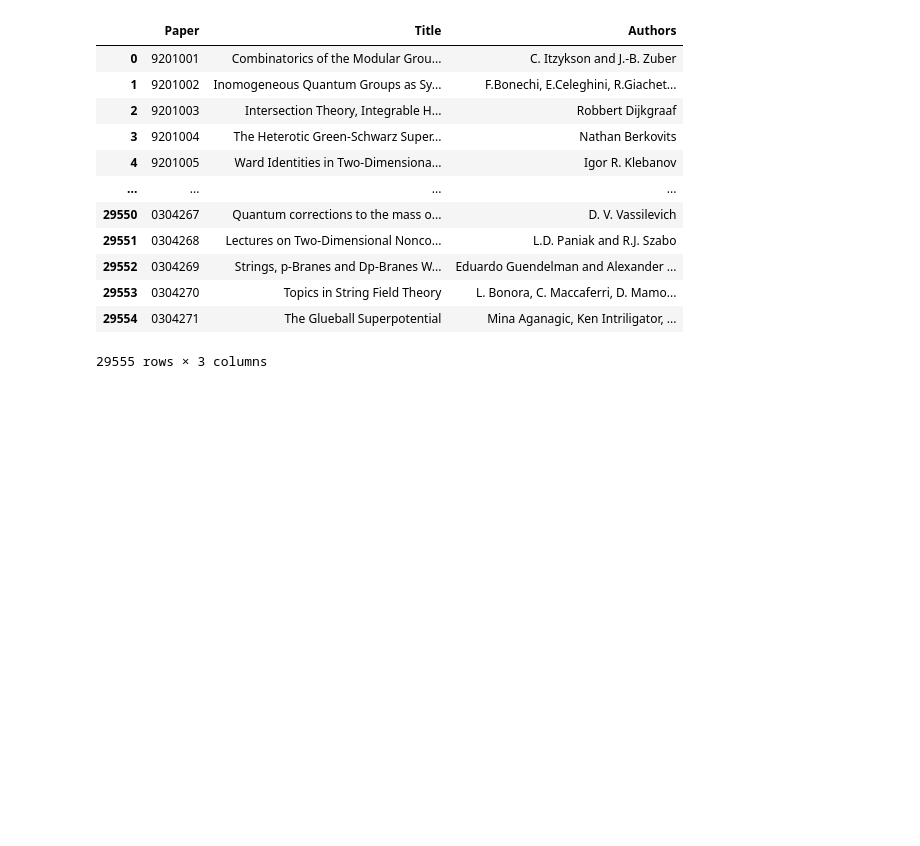
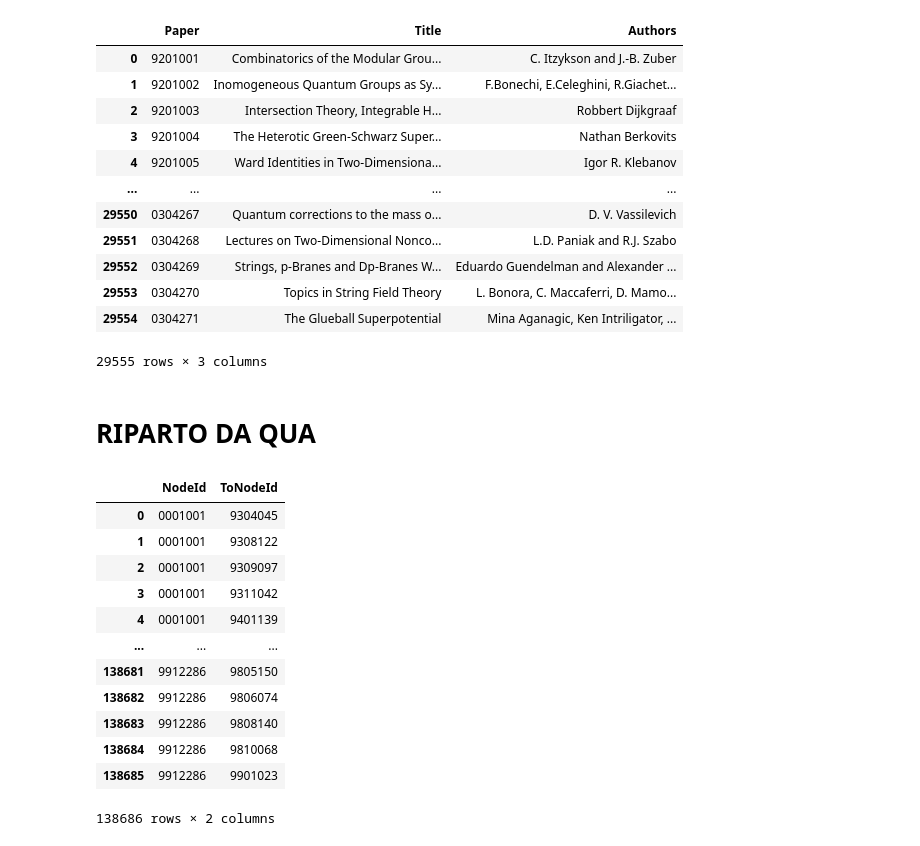
Before and after one commit to matteo-Donofrio-unipi/Master_Degree_Thesis, a Jupyter notebook: cit-abstract-scraper.ipynb, the cells around one changed output. Drawn from its saved outputs; the diff is of its cells as text; code cells hidden in the pictures; blank space fills up the shorter version.

```diff
--- a/cit-abstract-scraper.ipynb
+++ b/cit-abstract-scraper.ipynb
@@ -328,3 +299,29 @@ abstract_df
 29555 rows × 3 columns
 # %%
 abstract_df.to_csv("./paperId_and_info.csv",index=False)
+# %% [markdown]
+# RIPARTO DA QUA
+# %%
+#LEGGO DATASET DI CITAZIONI
+
+def castIntToString(inputIntValue): #funzione che fa cast in lettura
+    return str(inputIntValue)
+
+
+citations = pd.read_csv('citations(hep-th).csv',converters = {'NodeId': castIntToString})
+citations = citations.astype({'NodeId':'string'})
+citations
+# %% [output]
+|  | NodeId | ToNodeId |
+| 0 | 0001001 | 9304045 |
+| 1 | 0001001 | 9308122 |
+| 2 | 0001001 | 9309097 |
+| 3 | 0001001 | 9311042 |
+| 4 | 0001001 | 9401139 |
+| ... | ... | ... |
+| 138681 | 9912286 | 9805150 |
+| 138682 | 9912286 | 9806074 |
+| 138683 | 9912286 | 9808140 |
+| 138684 | 9912286 | 9810068 |
+| 138685 | 9912286 | 9901023 |
+138686 rows × 2 columns
```
Also changed, not shown: parts of 13 cells of this notebook.
